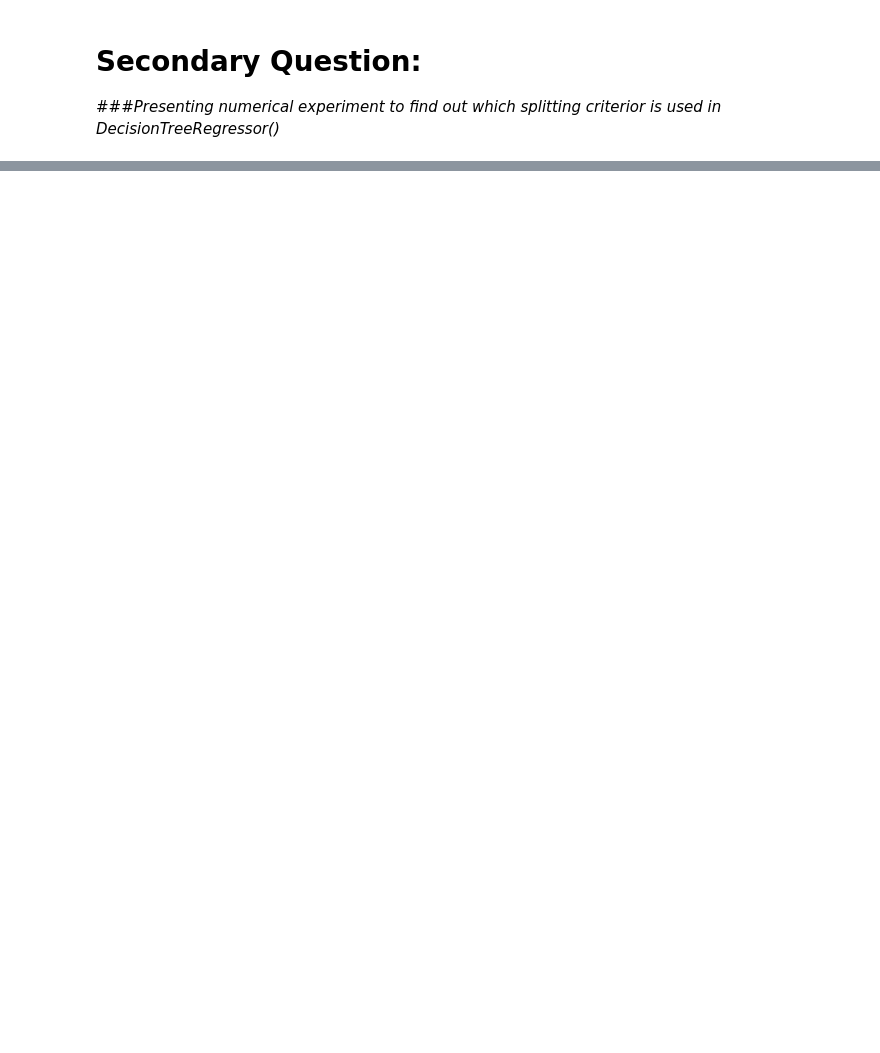
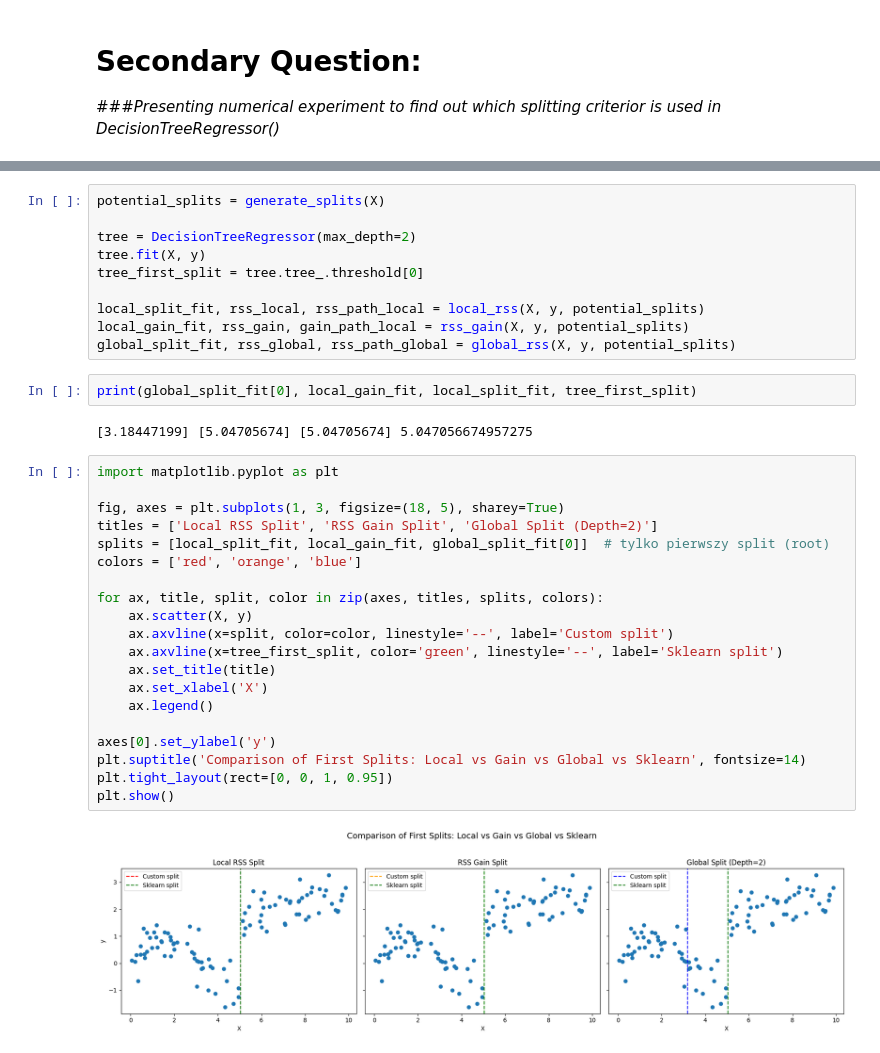
Before and after one commit to TrzeciakPiotr2300/Uczenie_Maszynowe_2025, a Jupyter notebook: HW06_tree-methods_spliting-criteriors.ipynb, the cells around one changed output, grey strips where cells are left out. Saved outputs shown, nothing was run; the diff lists cells and outputs as text; blank space fills up the shorter version.

```diff
--- a/HW06_tree-methods_spliting-criteriors.ipynb
+++ b/HW06_tree-methods_spliting-criteriors.ipynb
@@ -180,0 +288,36 @@ This is equivalent with all the criteriors.
+# %%
+potential_splits = generate_splits(X)
+
+tree = DecisionTreeRegressor(max_depth=2)
+tree.fit(X, y)
+tree_first_split = tree.tree_.threshold[0]
+
+local_split_fit, rss_local, rss_path_local = local_rss(X, y, potential_splits)
+local_gain_fit, rss_gain, gain_path_local = rss_gain(X, y, potential_splits)
+global_split_fit, rss_global, rss_path_global = global_rss(X, y, potential_splits)
+# %%
+print(global_split_fit[0], local_gain_fit, local_split_fit, tree_first_split)
+# %% [output]
+[3.18447199] [5.04705674] [5.04705674] 5.047056674957275
+# %%
+import matplotlib.pyplot as plt
+
+fig, axes = plt.subplots(1, 3, figsize=(18, 5), sharey=True)
+titles = ['Local RSS Split', 'RSS Gain Split', 'Global Split (Depth=2)']
+splits = [local_split_fit, local_gain_fit, global_split_fit[0]]  # tylko pierwszy split (root)
+colors = ['red', 'orange', 'blue']
+
+for ax, title, split, color in zip(axes, titles, splits, colors):
+    ax.scatter(X, y)
+    ax.axvline(x=split, color=color, linestyle='--', label='Custom split')
+    ax.axvline(x=tree_first_split, color='green', linestyle='--', label='Sklearn split')
+    ax.set_title(title)
+    ax.set_xlabel('X')
+    ax.legend()
+
+axes[0].set_ylabel('y')
+plt.suptitle('Comparison of First Splits: Local vs Gain vs Global vs Sklearn', fontsize=14)
+plt.tight_layout(rect=[0, 0, 1, 0.95])
+plt.show()
+# %% [output]
+[figure, added]
```
Also changed, not shown: parts of 14 cells of this notebook.
